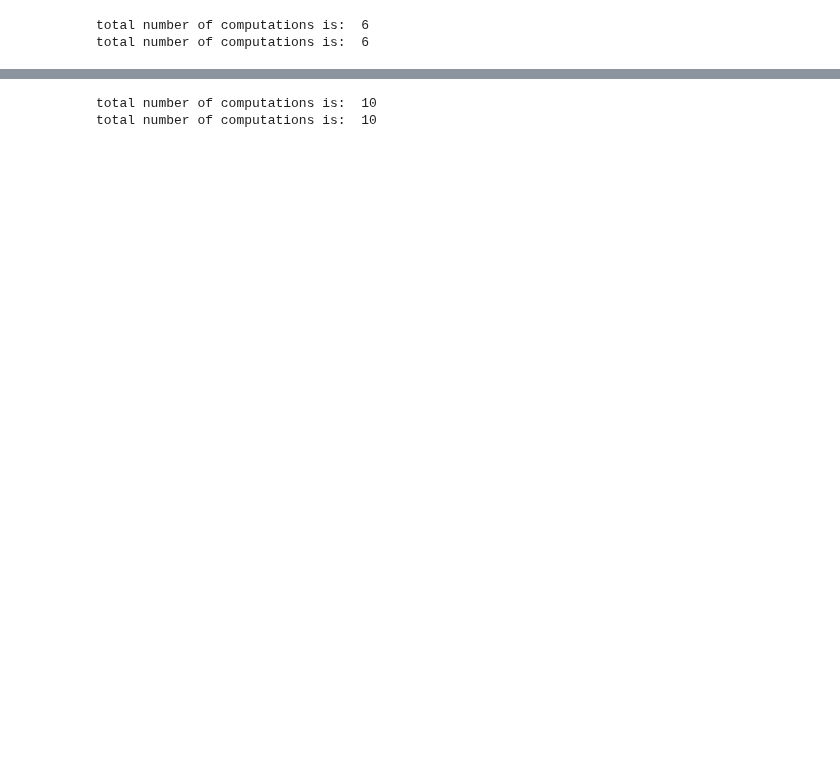
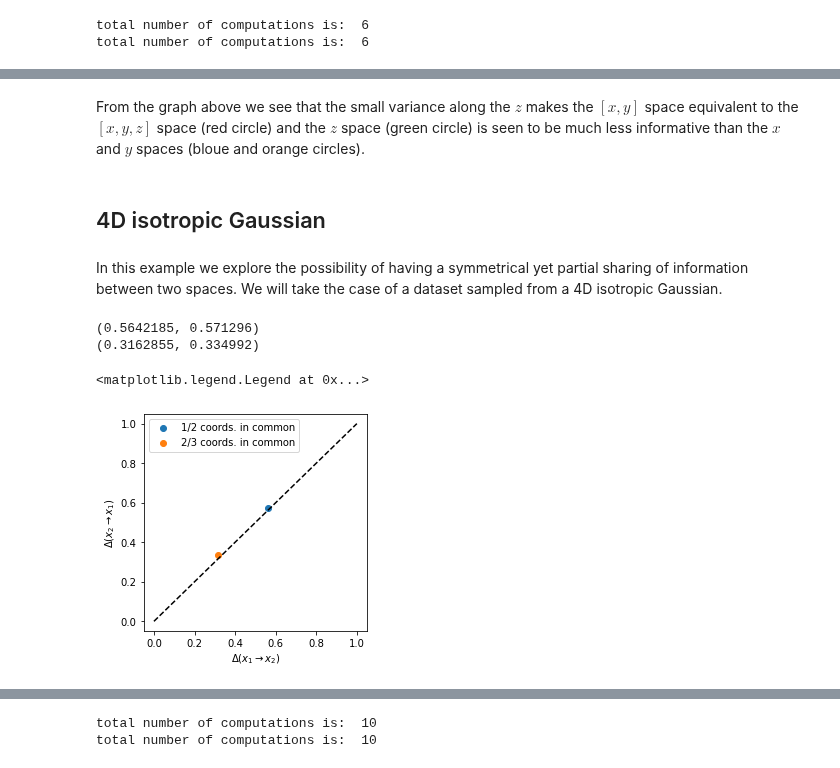
Before and after one commit to sissa-data-science/DADApy, a Jupyter notebook: examples/notebook_on_information_imbalance.ipynb, the cells around one changed output, grey strips where cells are left out. Cells and saved outputs as stored; diff of their text form; code cells hidden in the pictures; blank space fills up the shorter version.

```diff
--- a/examples/notebook_on_information_imbalance.ipynb
+++ b/examples/notebook_on_information_imbalance.ipynb
@@ -49,0 +69,43 @@ plot_inf_imb_plane(imbalances, coord_list, labels)
+# %% [markdown]
+From the graph above we see that the small variance along the $z$ makes the $[x, y]$ space equivalent to the $[x, y, z]$ space (red circle) and the $z$ space (green circle) is seen to be much less informative than the $x$ and $y$ spaces (bloue and orange circles).
+# %% [markdown]
+## 4D isotropic Gaussian
+# %% [markdown]
+In this example we explore the possibility of having a symmetrical yet partial sharing of information between two spaces. We will take the case of a dataset sampled from a 4D isotropic Gaussian.
+# %%
+# sample the dataset
+N = 2000
+
+X = np.random.normal(size = (N, 4))
+# %%
+# define an instance of the MetricComparisons class
+
+d = MetricComparisons(X, maxk=X.shape[0]-1)
+# %%
+
+# compute the imbalance between the [x, y] space and the [y, z] space
+imb_1common = d.return_inf_imb_two_selected_coords(coords1= [0, 1,], coords2= [1, 2])
+
+# compute the imbalance between the [x, y, z] space and the [y, z, w] space
+imb_2common = d.return_inf_imb_two_selected_coords(coords1= [0, 1, 2, ], coords2= [1, 2, 3])
+
+print(imb_1common)
+print(imb_2common)
+# %% [output]
+(0.5642185, 0.571296)
+(0.3162855, 0.334992)
+# %%
+# plot information imbalance plane
+plt.figure(figsize=(4, 4))
+
+plt.scatter(imb_1common[0], imb_1common[1], label = '1/2 coords. in common')
+plt.scatter(imb_2common[0], imb_2common[1], label = '2/3 coords. in common')
+
+plt.plot([0, 1], [0, 1], 'k--')
+plt.xlabel(r'$\Delta(x_1 \rightarrow x_2) $')
+plt.ylabel(r'$\Delta(x_2 \rightarrow x_1) $')
+
+plt.legend()
+# %% [output]
+<matplotlib.legend.Legend at 0x...>
+[figure, added]
```
Also changed, not shown: parts of 27 cells of this notebook, 3 other files.
